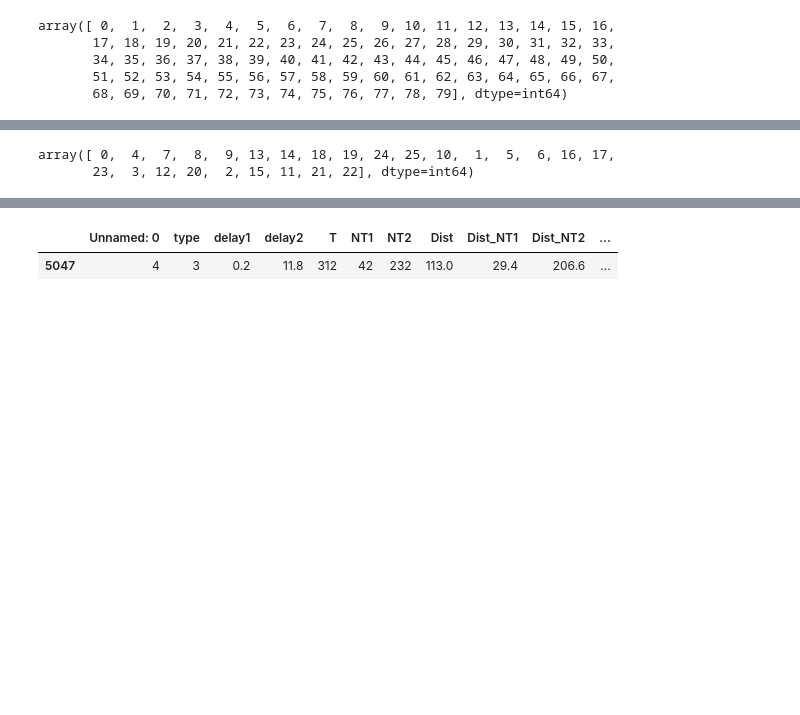
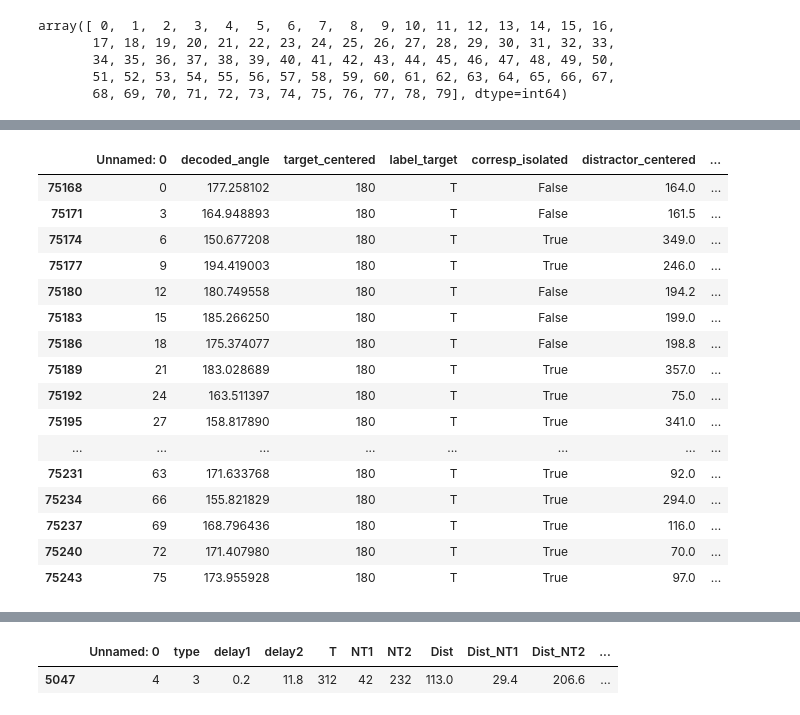
Before and after one commit to davidbestue/encoding, a Jupyter notebook: scripts/plots/IEM/Angle_decoding_correlations.ipynb, the cells around one changed output, grey strips where cells are left out. Saved outputs shown, nothing was run; the diff lists cells and outputs as text; code cells hidden in the pictures; blank space fills up the shorter version.

```diff
--- a/scripts/plots/IEM/Angle_decoding_correlations.ipynb
+++ b/scripts/plots/IEM/Angle_decoding_correlations.ipynb
@@ -62,5 +141,21 @@ array([ 0,  1,  2,  3,  4,  5,  6,  7,  8,  9, 10, 11, 12, 13, 14, 15, 16,
 # %%
-df.loc[(df['subject']=='l001') & (df['condition']=='1_0.2') & (df['brain_region']=='visual') ].new_index.unique()
+df.loc[(df['subject']=='l001') & (df['condition']=='1_0.2')  & (df['label_target']=='T')
+       & (df['brain_region']=='visual') & (df['TR']==0.000)  ]
 # %% [output]
-array([ 0,  4,  7,  8,  9, 13, 14, 18, 19, 24, 25, 10,  1,  5,  6, 16, 17,
-       23,  3, 12, 20,  2, 15, 11, 21, 22], dtype=int64)
+|  | Unnamed: 0 | decoded_angle | target_centered | label_target | corresp_isolated | distractor_centered | ... |
+| 75168 | 0 | 177.258102 | 180 | T | False | 164.0 | ... |
+| 75171 | 3 | 164.948893 | 180 | T | False | 161.5 | ... |
+| 75174 | 6 | 150.677208 | 180 | T | True | 349.0 | ... |
+| 75177 | 9 | 194.419003 | 180 | T | True | 246.0 | ... |
+| 75180 | 12 | 180.749558 | 180 | T | False | 194.2 | ... |
+| 75183 | 15 | 185.266250 | 180 | T | False | 199.0 | ... |
+| 75186 | 18 | 175.374077 | 180 | T | False | 198.8 | ... |
+| 75189 | 21 | 183.028689 | 180 | T | True | 357.0 | ... |
+| 75192 | 24 | 163.511397 | 180 | T | True | 75.0 | ... |
+| 75195 | 27 | 158.817890 | 180 | T | True | 341.0 | ... |
+| ... | ... | ... | ... | ... | ... | ... | ... |
+| 75231 | 63 | 171.633768 | 180 | T | True | 92.0 | ... |
+| 75234 | 66 | 155.821829 | 180 | T | True | 294.0 | ... |
+| 75237 | 69 | 168.796436 | 180 | T | True | 116.0 | ... |
+| 75240 | 72 | 171.407980 | 180 | T | True | 70.0 | ... |
+| 75243 | 75 | 173.955928 | 180 | T | True | 97.0 | ... |
```
Also changed, not shown: parts of 16 cells of this notebook.
